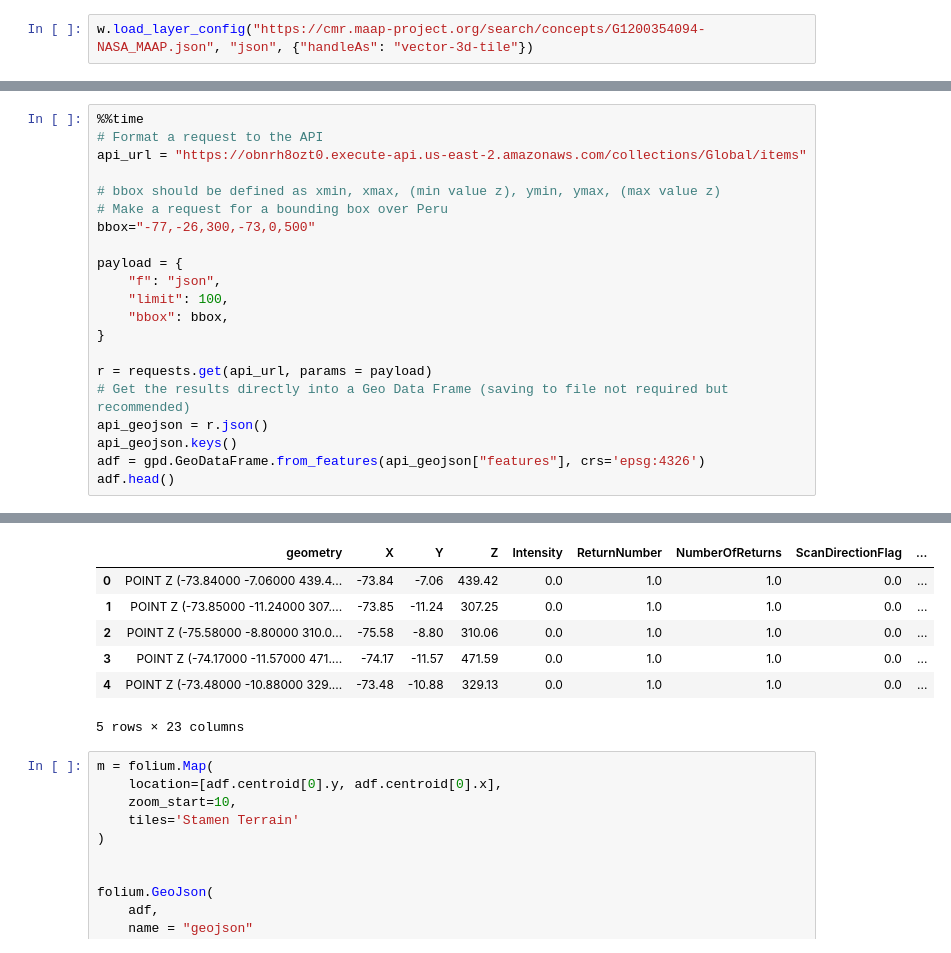
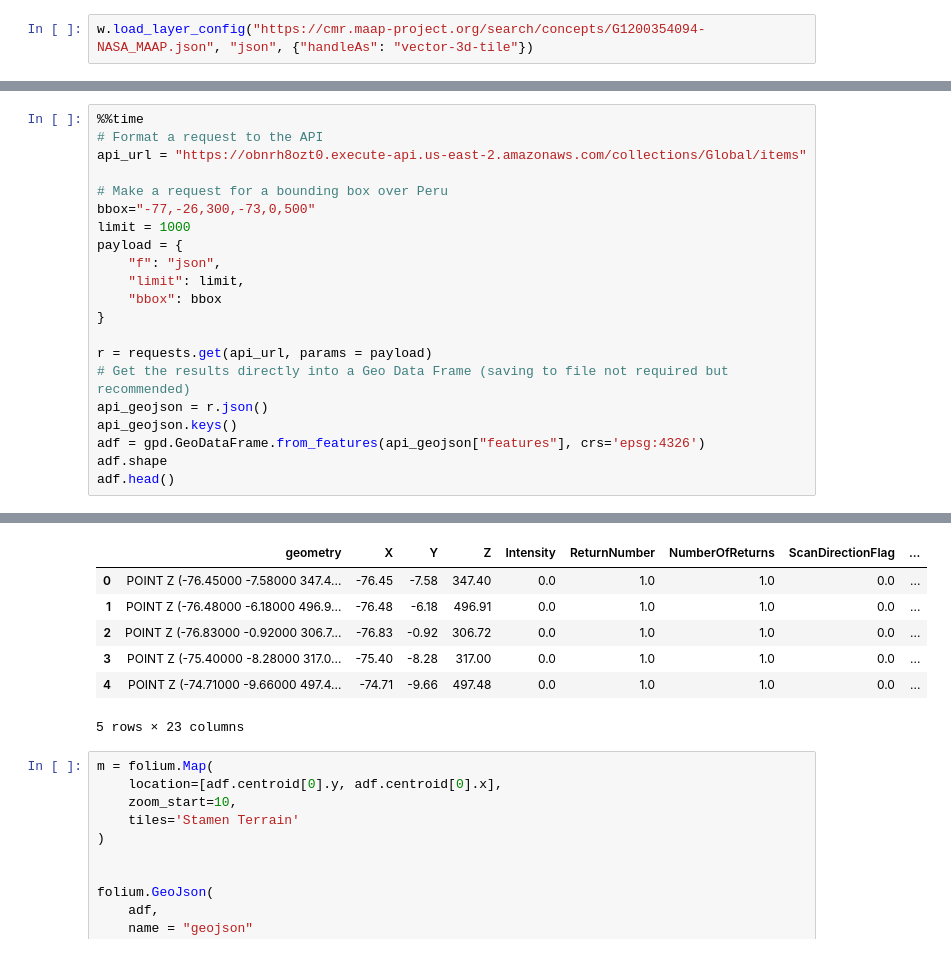
Before and after one commit to marjo-luc/maap-documentation, a Jupyter notebook: demo-d1v2/demo-v1d2-executed.ipynb, the cells around one changed output, grey strips where cells are left out. Saved outputs shown, nothing was run; the diff lists cells and outputs as text.

```diff
--- a/demo-d1v2/demo-v1d2-executed.ipynb
+++ b/demo-d1v2/demo-v1d2-executed.ipynb
@@ -198,14 +222,13 @@ We can use the features service for some basic querying of the EPT Store.
 # Format a request to the API
 api_url = "https://obnrh8ozt0.execute-api.us-east-2.amazonaws.com/collections/Global/items"
 
-# bbox should be defined as xmin, xmax, (min value z), ymin, ymax, (max value z)
 # Make a request for a bounding box over Peru
 bbox="-77,-26,300,-73,0,500"
-
+limit = 1000
 payload = {
     "f": "json",
-    "limit": 100,
-    "bbox": bbox,
+    "limit": limit,
+    "bbox": bbox
 }
 
 r = requests.get(api_url, params = payload)
@@ -213,5 +236,6 @@ r = requests.get(api_url, params = payload)
 api_geojson = r.json()
 api_geojson.keys()
 adf = gpd.GeoDataFrame.from_features(api_geojson["features"], crs='epsg:4326')
+adf.shape
 adf.head()
 # %% [output]
@@ -220,9 +244,9 @@ Wall time: 1.85 s
 |  | geometry | X | Y | Z | Intensity | ReturnNumber | NumberOfReturns | ScanDirectionFlag | ... |
-| 0 | POINT Z (-73.84000 -7.06000 439.4... | -73.84 | -7.06 | 439.42 | 0.0 | 1.0 | 1.0 | 0.0 | ... |
-| 1 | POINT Z (-73.85000 -11.24000 307.... | -73.85 | -11.24 | 307.25 | 0.0 | 1.0 | 1.0 | 0.0 | ... |
-| 2 | POINT Z (-75.58000 -8.80000 310.0... | -75.58 | -8.80 | 310.06 | 0.0 | 1.0 | 1.0 | 0.0 | ... |
-| 3 | POINT Z (-74.17000 -11.57000 471.... | -74.17 | -11.57 | 471.59 | 0.0 | 1.0 | 1.0 | 0.0 | ... |
-| 4 | POINT Z (-73.48000 -10.88000 329.... | -73.48 | -10.88 | 329.13 | 0.0 | 1.0 | 1.0 | 0.0 | ... |
+| 0 | POINT Z (-76.45000 -7.58000 347.4... | -76.45 | -7.58 | 347.40 | 0.0 | 1.0 | 1.0 | 0.0 | ... |
+| 1 | POINT Z (-76.48000 -6.18000 496.9... | -76.48 | -6.18 | 496.91 | 0.0 | 1.0 | 1.0 | 0.0 | ... |
+| 2 | POINT Z (-76.83000 -0.92000 306.7... | -76.83 | -0.92 | 306.72 | 0.0 | 1.0 | 1.0 | 0.0 | ... |
+| 3 | POINT Z (-75.40000 -8.28000 317.0... | -75.40 | -8.28 | 317.00 | 0.0 | 1.0 | 1.0 | 0.0 | ... |
+| 4 | POINT Z (-74.71000 -9.66000 497.4... | -74.71 | -9.66 | 497.48 | 0.0 | 1.0 | 1.0 | 0.0 | ... |
 5 rows × 23 columns
 # %%
 m = folium.Map(
```
Also changed, not shown: parts of 8 cells of this notebook, 1 other file.
